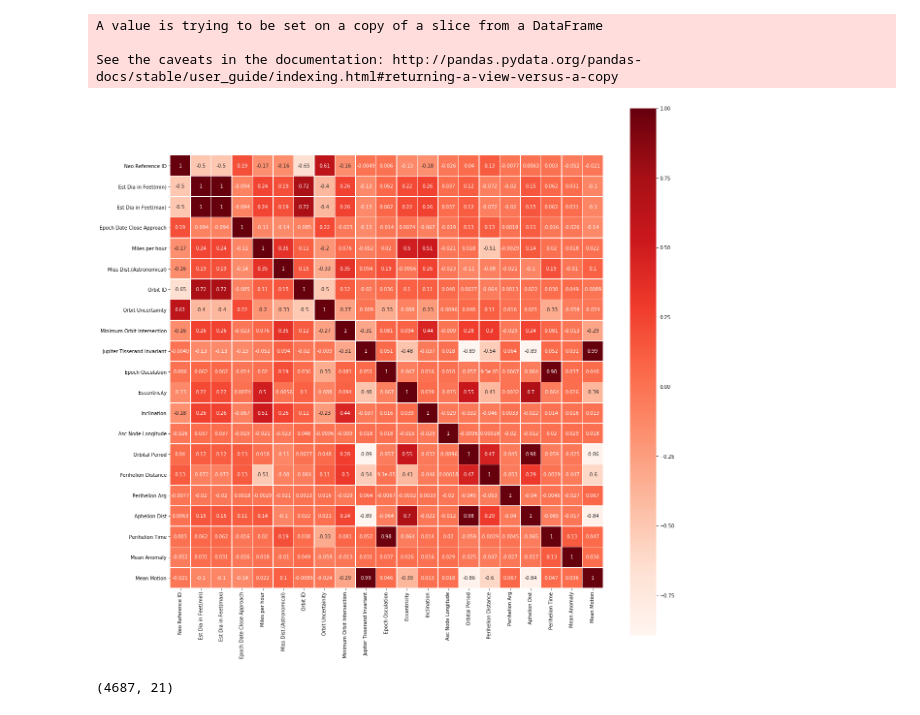
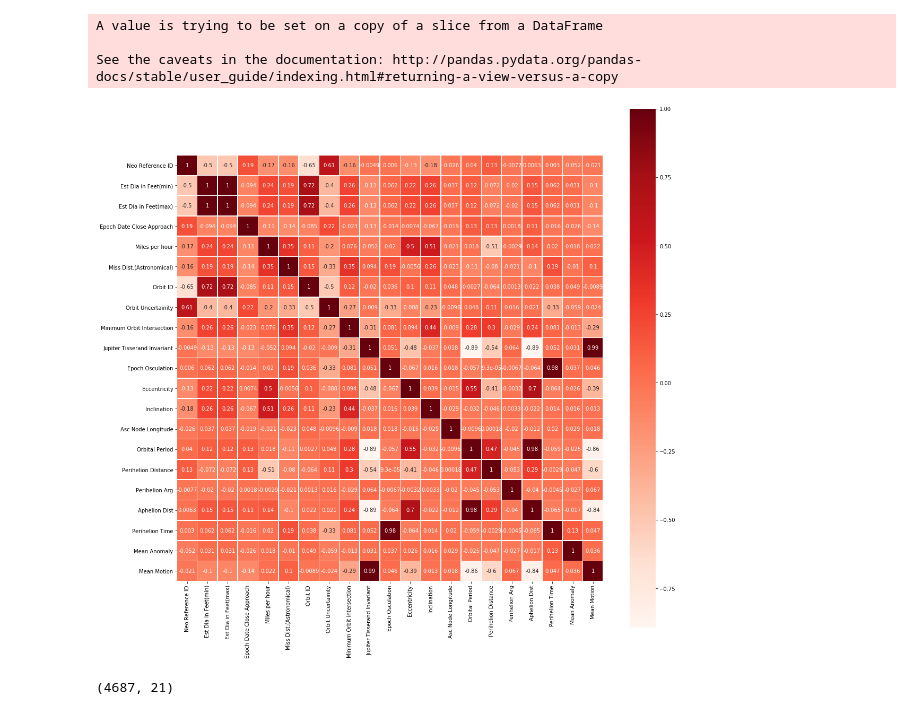
Before and after one commit to keshuw726/CS532-Course-Project, a Jupyter notebook: code/CS532_Project_Asteroids_Classification.ipynb, the cells around one changed output. Cells and saved outputs as stored; diff of their text form; code cells hidden in the pictures.

```diff
--- a/code/CS532_Project_Asteroids_Classification.ipynb
+++ b/code/CS532_Project_Asteroids_Classification.ipynb
@@ -90,13 +91,13 @@ See the caveats in the documentation: http://pandas.pydata.org/pandas-docs/stabl
 # %%
 cor = X.corr()
 
-plt.figure(figsize=(20,20))
+plt.figure(figsize=(18,18))
 heatmap = sns.heatmap(cor, annot=True, cmap=plt.cm.Reds, square=True, linewidths=.5)
 bottom, top = heatmap.get_ylim()
 heatmap.set_ylim(bottom + 0.5, top - 0.5)
 plt.show()
 # %% [output]
-[figure, old version]
+[figure, new version]
 # %%
 X.shape
 # %% [output]
```
Also changed, not shown: parts of 63 cells of this notebook.
